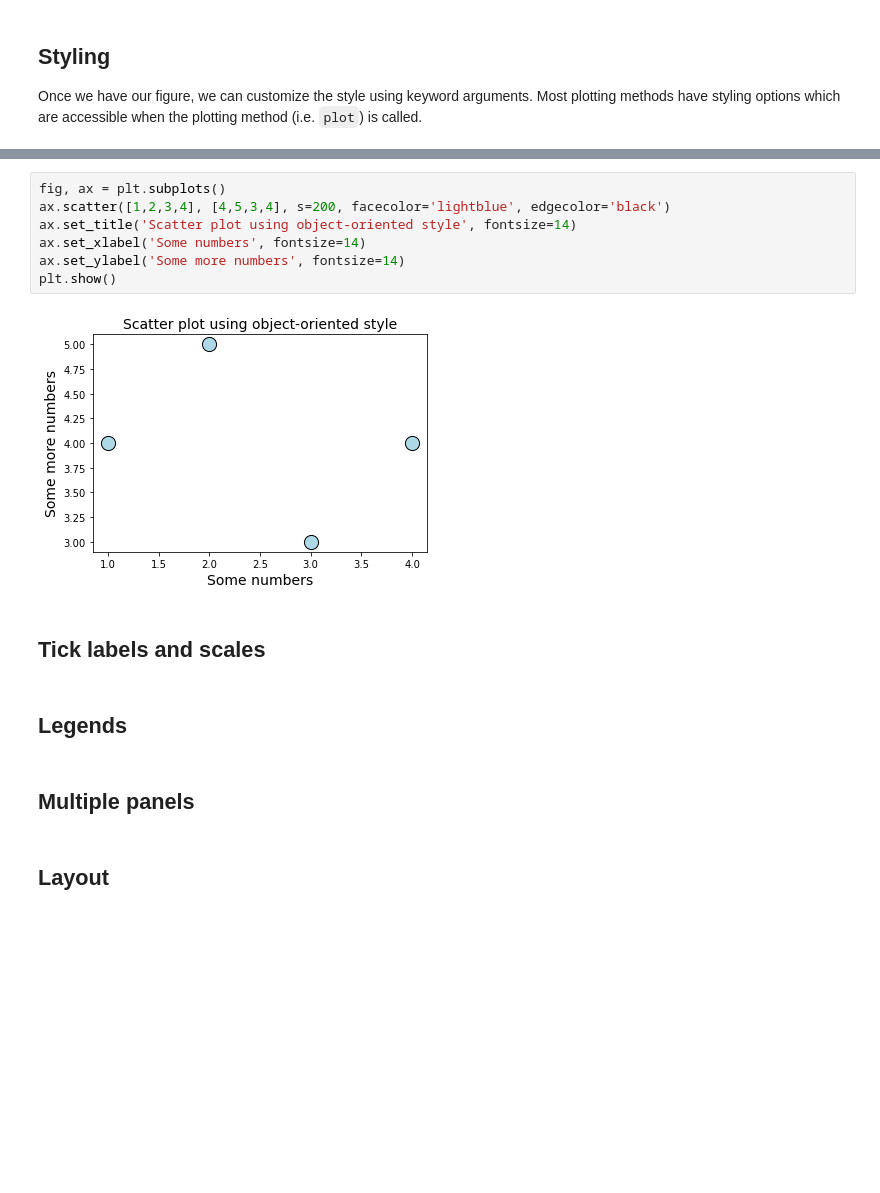
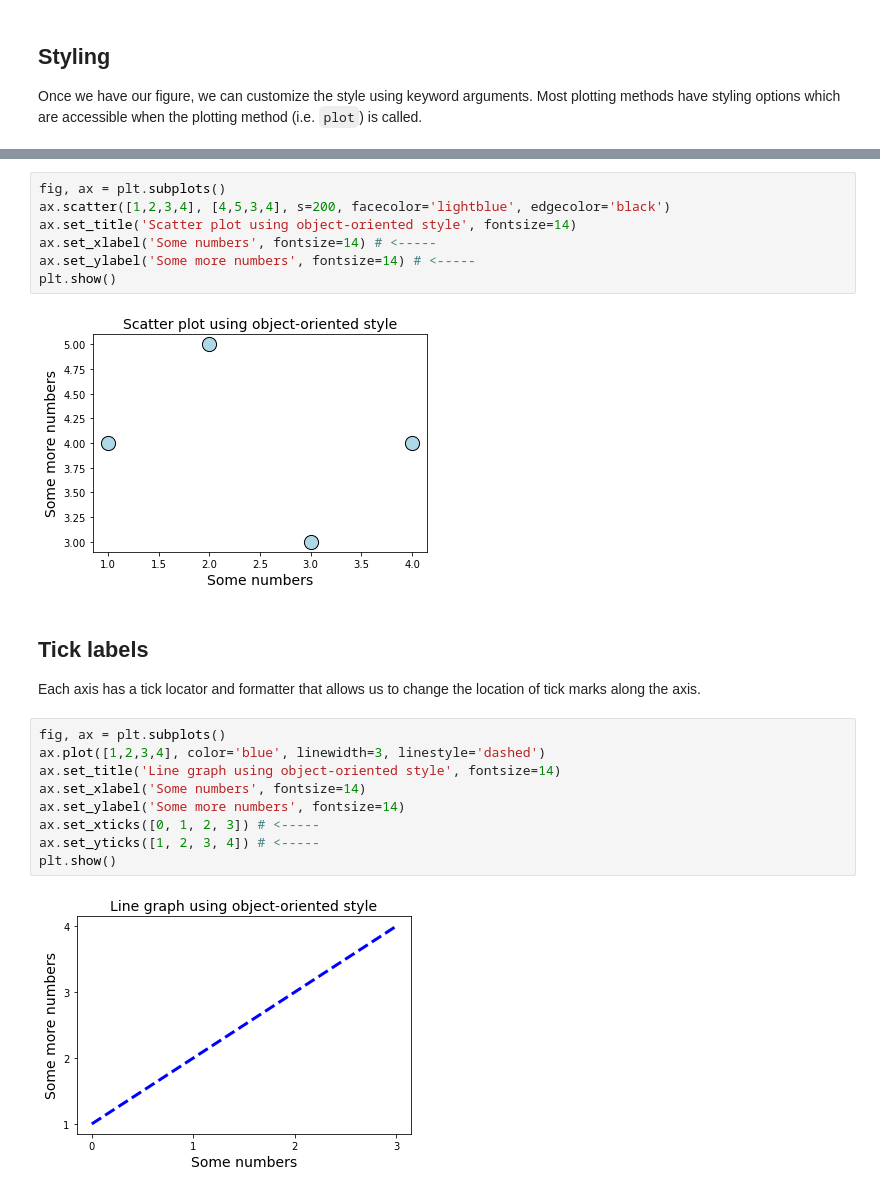
Before and after one commit to ryan-lab-duke/programming-for-sds-site, a Jupyter notebook: _sources/demos/06a-demo.ipynb, the cells around one changed output, grey strips where cells are left out. Cells and saved outputs as stored; diff of their text form; blank space fills up the shorter version.

```diff
--- a/_sources/demos/06a-demo.ipynb
+++ b/_sources/demos/06a-demo.ipynb
@@ -74,16 +74,23 @@ As well as a title, we can add **x- and y-axis labels** using the [`set_xlabel`]
 fig, ax = plt.subplots()
 ax.scatter([1,2,3,4], [4,5,3,4], s=200, facecolor='lightblue', edgecolor='black')
 ax.set_title('Scatter plot using object-oriented style', fontsize=14)
-ax.set_xlabel('Some numbers', fontsize=14)
-ax.set_ylabel('Some more numbers', fontsize=14)
+ax.set_xlabel('Some numbers', fontsize=14) # <-----
+ax.set_ylabel('Some more numbers', fontsize=14) # <-----
 plt.show()
 # %% [output]
 [figure]
-# %% [markdown]
-## Tick labels and scales
-# %% [markdown]
-## Legends
-# %% [markdown]
-## Multiple panels
-# %% [markdown]
-## Layout
+# %% [markdown]
+## Tick labels
+
+Each axis has a tick locator and formatter that allows us to change the location of tick marks along the axis.
+# %%
+fig, ax = plt.subplots()
+ax.plot([1,2,3,4], color='blue', linewidth=3, linestyle='dashed')
+ax.set_title('Line graph using object-oriented style', fontsize=14)
+ax.set_xlabel('Some numbers', fontsize=14)
+ax.set_ylabel('Some more numbers', fontsize=14)
+ax.set_xticks([0, 1, 2, 3]) # <-----
+ax.set_yticks([1, 2, 3, 4]) # <-----
+plt.show()
+# %% [output]
+[figure, added]
```
Also changed, not shown: parts of 17 cells of this notebook, 52 other files.
